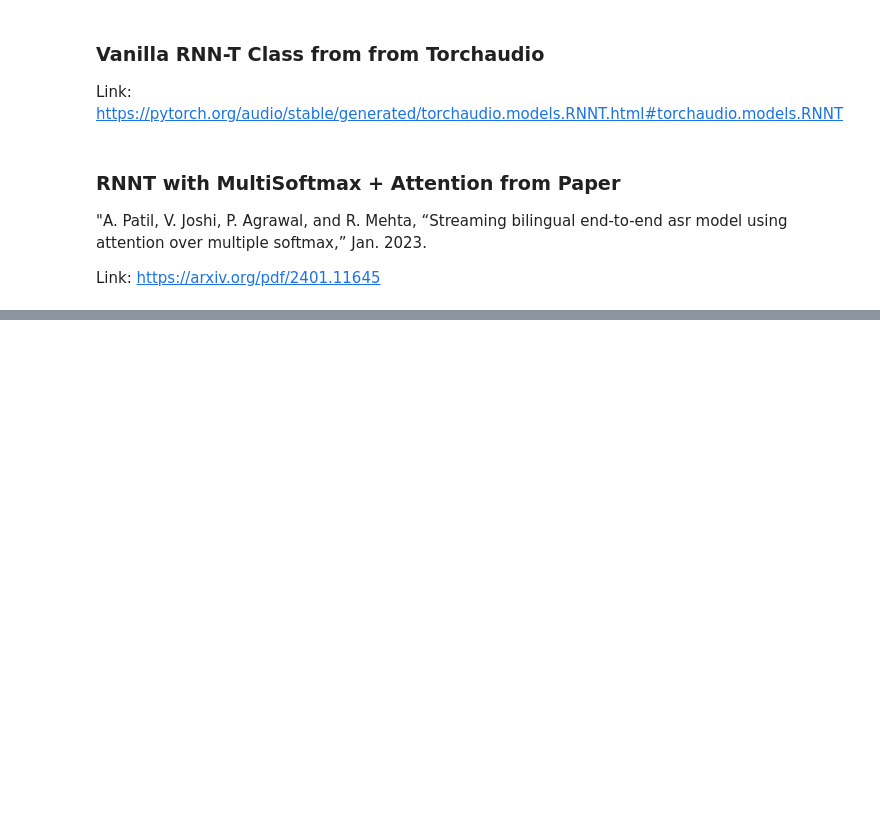
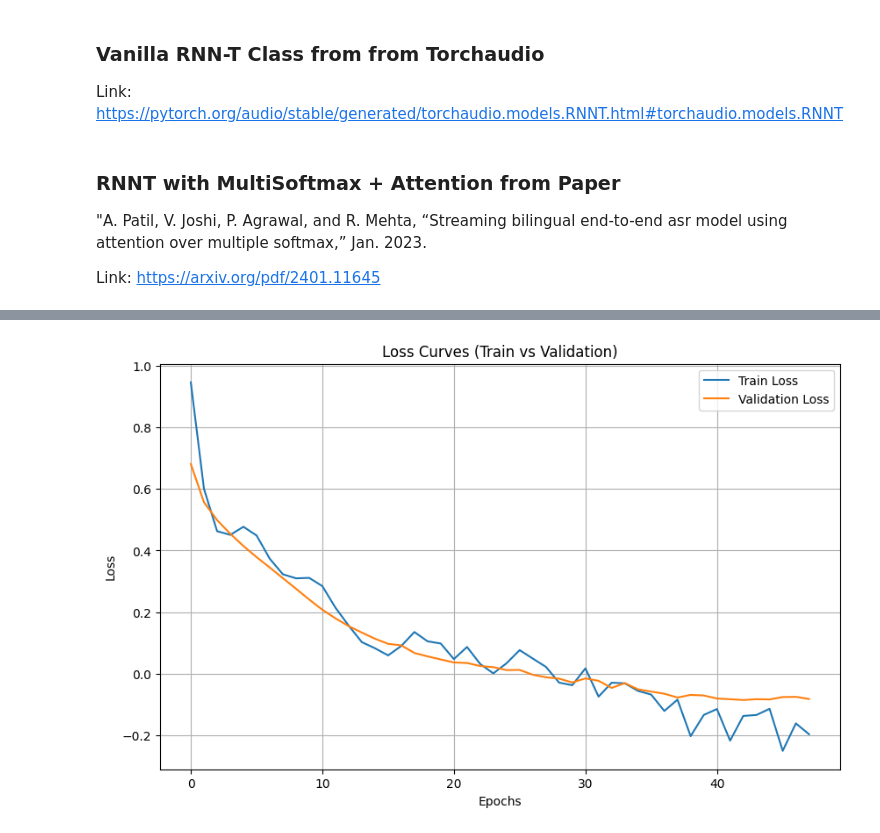
Before and after one commit to captainkeemo/Dysarthric-Speech-Transcription, a Jupyter notebook: models/rnn-t_model.ipynb, the cells around one changed output, grey strips where cells are left out. Drawn from its saved outputs; the diff is of its cells as text; code cells hidden in the pictures; blank space fills up the shorter version.

Commit message:
updated with first trained

```diff
--- a/models/rnn-t_model.ipynb
+++ b/models/rnn-t_model.ipynb
@@ -331,11 +343,14 @@ Total examples collected: 1940
 # %% [markdown]
 Merging Datasets
 # %%
-# Make Female Con/Dys same length
+# Make Con/Dys same length
 fCon_df = fCon_df.sample(n=len(fDys_df), random_state=42).reset_index(drop=True)
+mCon_df = mCon_df.sample(n=len(mDys_df), random_state=42).reset_index(drop=True)
 
 print(f"Female Control: {len(fCon_df)}")
 print(f"Female Dysarthria: {len(fDys_df)}")
+print(f"Male Control: {len(mCon_df)}")
+print(f"Male Dysarthria: {len(mDys_df)}")
 # %% [output]
 Female Control: 527
 Female Dysarthria: 527
@@ -464,20 +628,0 @@ Running Code Example
-# %%
-batch_size, sequence_length, dim = 3, 12345, 80
-
-cuda = torch.cuda.is_available()
-device = torch.device('cuda' if cuda else 'cpu')
-
-inputs = torch.rand(batch_size, sequence_length, dim).to(device)
-input_lengths = torch.IntTensor([12345, 12300, 12000])
-targets = torch.LongTensor([[1, 3, 3, 3, 3, 3, 4, 5, 6, 2],
-                            [1, 3, 3, 3, 3, 3, 4, 5, 2, 0],
-                            [1, 3, 3, 3, 3, 3, 4, 2, 0, 0]]).to(device)
-target_lengths = torch.LongTensor([9, 8, 7])
-
-model = nn.DataParallel(RNNTransducer(num_classes=10)).to(device)
-
-# Forward propagate
-outputs = model(inputs, input_lengths, targets, target_lengths)
-
-# Recognize input speech
-outputs = model.module.recognize(inputs, input_lengths)
@@ -483,0 +932,18 @@ outputs = model.module.recognize(inputs, input_lengths)
+# %%
+device = torch.device('cuda' if torch.cuda.is_available() else 'cpu')
+
+model = RNNTMultiSoftmaxAttn(input_dim=80, vocab_size=vocab_size).to(device)
+optimizer = torch.optim.Adam(model.parameters(), lr=1e-5)
+criterion = nn.CTCLoss(blank=vocab_dict['<blank>'], zero_infinity=True)
+# %%
+train_losses, val_losses, train_wer_scores, val_wer_scores = train(
+    model,
+    train_loader,
+    val_loader,
+    optimizer,
+    criterion,
+    vocab_dict=vocab_dict,
+    num_epochs=50,
+    device=device,
+    patience=5
+)
@@ -483,0 +968,4 @@ outputs = model.module.recognize(inputs, input_lengths)
+# %%
+plot_loss(train_losses[1:], val_losses[1:])
+# %% [output]
+[figure, added]
```
Also changed, not shown: parts of 47 cells of this notebook.
